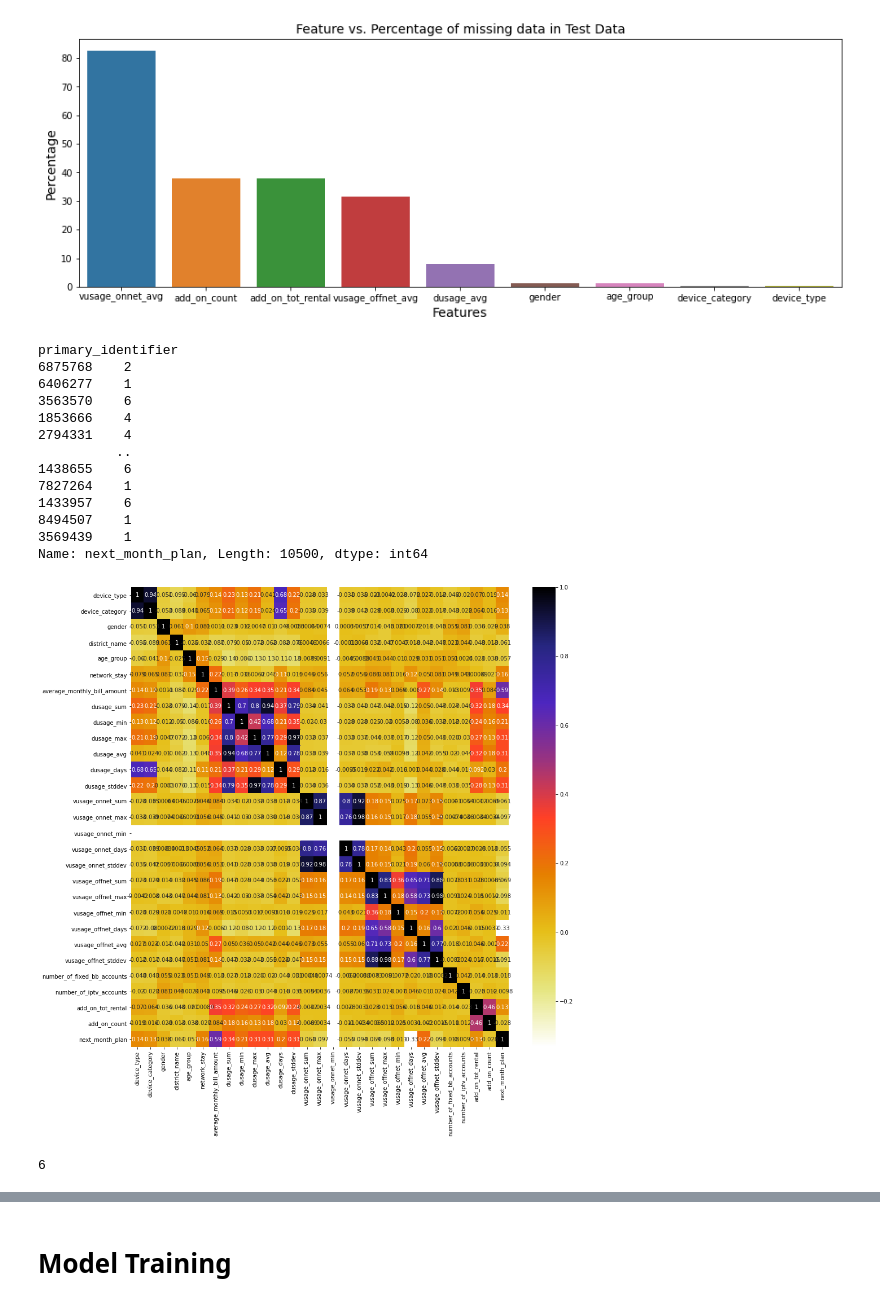
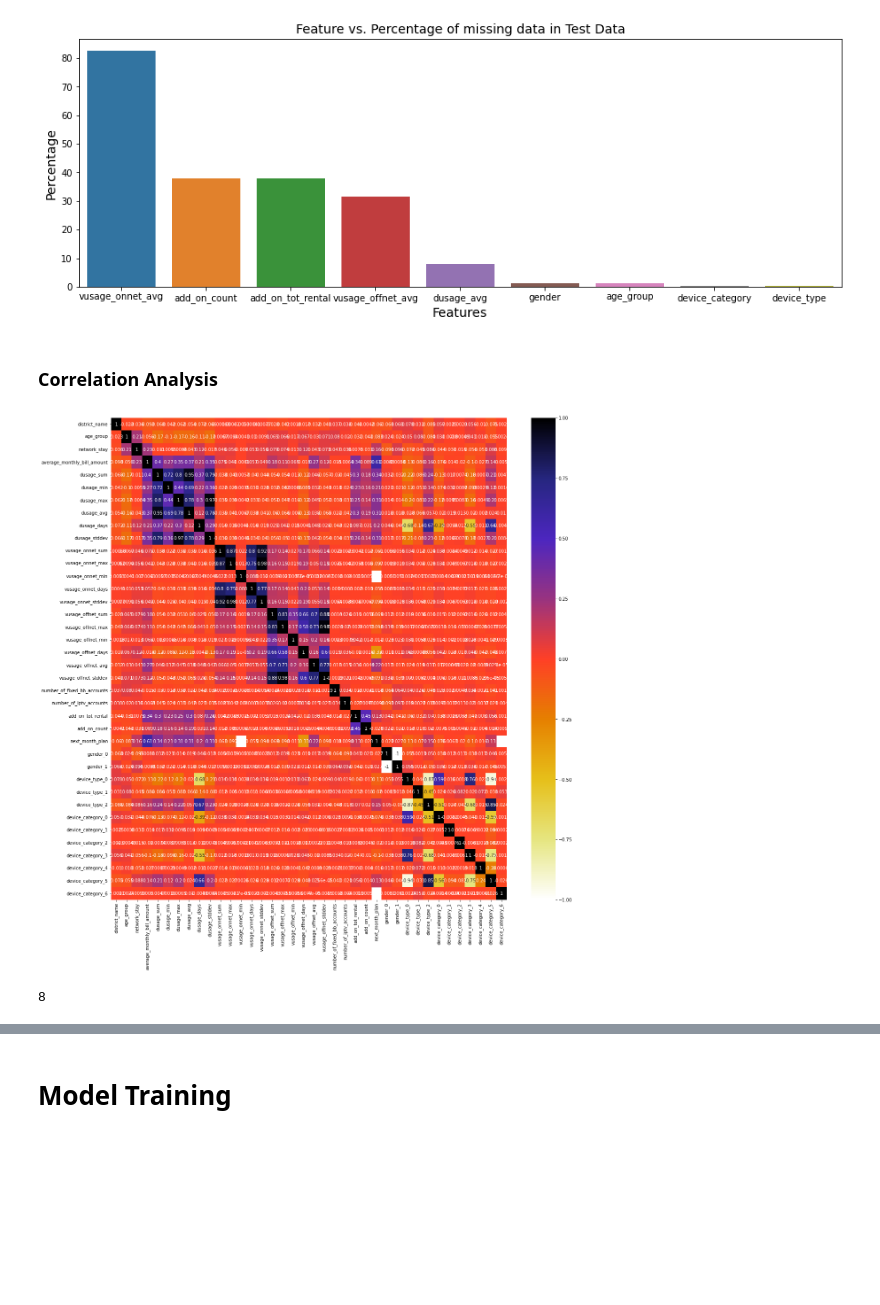
Before and after one commit to thuvarahan97/ADL-AI-Summit-2021---AI-Vendors, a Jupyter notebook: RentalPlan.ipynb, the cells around one changed output, grey strips where cells are left out. Drawn from its saved outputs; the diff is of its cells as text; code cells hidden in the pictures; blank space fills up the shorter version.

```diff
--- a/RentalPlan.ipynb
+++ b/RentalPlan.ipynb
@@ -277,23 +274,3 @@ test_set['device_category'].fillna(test_set['device_category'].median(), inplace
 
 train_set['device_type'].fillna(train_set['device_type'].mode()[0], inplace = True)
 test_set['device_type'].fillna(test_set['device_type'].mode()[0], inplace = True)
-# %%
-# train_set['next_month_plan'] = train_set['next_month_plan'].str.strip()
-plan = {'PKG1':1,'PKG2':2,'PKG3':3,'PKG4':4,'PKG5':5,'PKG6':6,'PKG7':7,'PKG8':8}
-train_set['next_month_plan'] = train_set['next_month_plan'].map(plan)
-pd.to_numeric(train_set['next_month_plan'])
-train_set['next_month_plan'].astype(int)
-# %% [output]
-primary_identifier
-6875768    2
-6406277    1
-3563570    6
-1853666    4
-2794331    4
-          ..
-1438655    6
-7827264    1
-1433957    6
-8494507    1
-3569439    1
-Name: next_month_plan, Length: 10500, dtype: int64
@@ -324,11 +277,13 @@ Name: next_month_plan, Length: 10500, dtype: int64
+# %% [markdown]
+### **Correlation Analysis**
 # %%
 # using Pearson Correlation
-plt.figure(figsize=(15,15))
-cor = train_set.corr()
+plt.figure(figsize=(20,20))
+cor = all_data.corr()
 sns.heatmap(cor, annot=True, cmap=plt.cm.CMRmap_r)
 plt.show()
 # %% [output]
-[figure, old version]
+[figure, new version]
 # %%
 # with the following function we can select highly correlated features
 # it will remove the first feature that is correlated with anything other feature
@@ -343,10 +297,10 @@ def correlation(dataset, threshold):
                 col_corr.add(colname)
     return col_corr
 # %%
-corr_features = correlation(train_set, 0.85)
+corr_features = correlation(all_data, 0.85)
 len(set(corr_features))
 # %% [output]
-6
+8
 # %%
 corr_features
 # %% [output]
```
Also changed, not shown: parts of 58 cells of this notebook.
